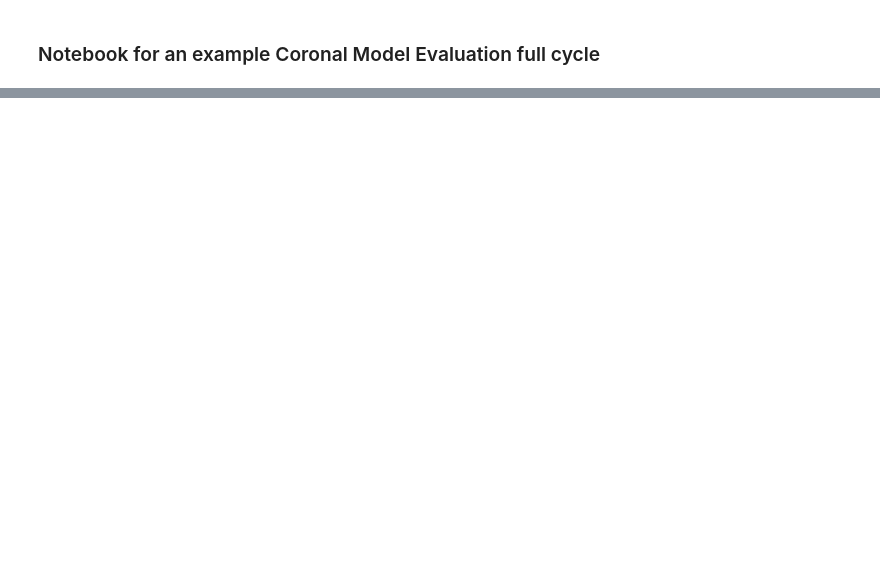
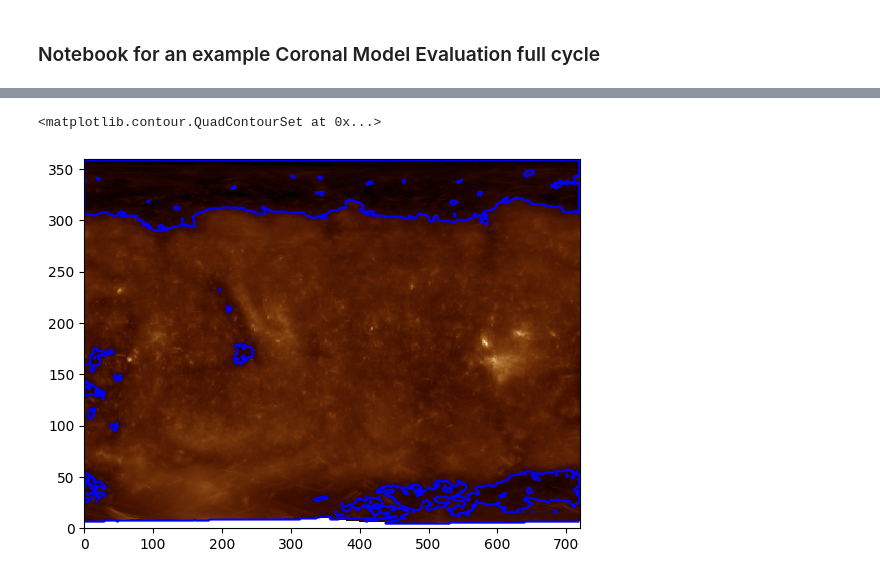
Before and after one commit to STBadman/cmfpy, a Jupyter notebook: topLevel.ipynb, the cells around one changed output, grey strips where cells are left out. Cells and saved outputs as stored; diff of their text form; code cells hidden in the pictures; blank space fills up the shorter version.

Commit message:
show python EZSEG working in topLevel.ipynb

```diff
--- a/topLevel.ipynb
+++ b/topLevel.ipynb
@@ -22,0 +26,24 @@ euvmap.plot(cmap="sdoaia193",
+# %%
+euvmap_array= euvmap.data
+valid_data = ~np.isnan(euvmap_array)
+
+### Parameters for EZSEG
+thresh1 = 50 ## Seed threshold
+thresh2 = 100 ## Growing Threshhold
+nc = 7 ## at least 7 consecutive pixels to declare coronal hole area is connected
+iters = 100 # Do maximum 100 iterations
+###
+
+## Python version via D. H. Brooks
+segmented_array = ezseg.ezseg_algorithm(euvmap_array, ## Data to extract contours from
+                                        valid_data, ## Valid pixels
+                                        euvmap_array.shape[0], ## x-dimension of array
+                                        euvmap_array.shape[1], ## y-dimension of array
+                                        thresh1,thresh2,nc,iters ## EZSEG input params defined above
+                                       )
+# %%
+plt.pcolormesh(euvmap_array,cmap="sdoaia193")
+plt.contour(segmented_array,[0.5],colors=["blue"])
+# %% [output]
+<matplotlib.contour.QuadContourSet at 0x...>
+[figure, added]
```
Also changed, not shown: parts of 5 cells of this notebook.
